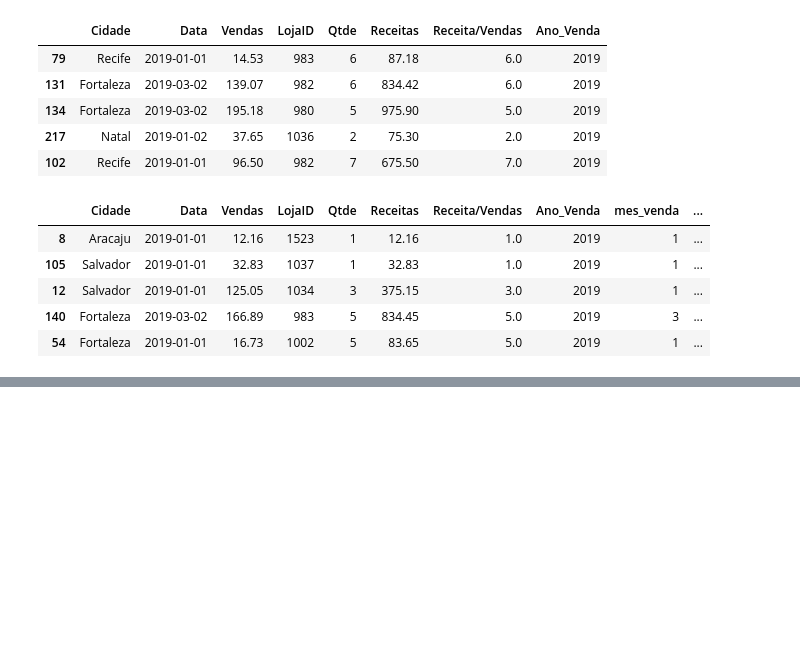
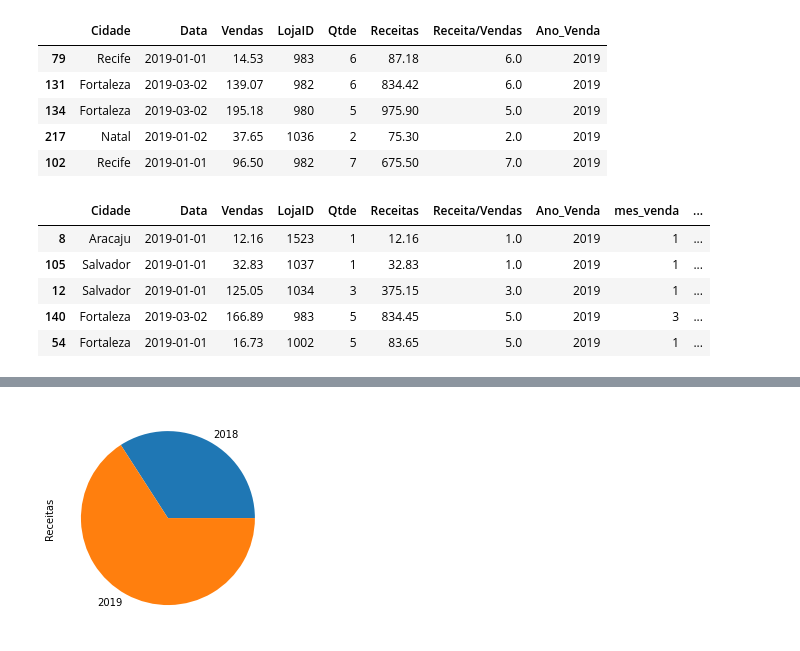
Before and after one commit to eladaniela/python-dio-unimed, a Jupyter notebook: planilhas_excel.ipynb, the cells around one changed output, grey strips where cells are left out. Saved outputs shown, nothing was run; the diff lists cells and outputs as text; code cells hidden in the pictures; blank space fills up the shorter version.

```diff
--- a/planilhas_excel.ipynb
+++ b/planilhas_excel.ipynb
@@ -242,0 +283,5 @@ df.sample(5)
+# %%
+#Gráfico de Pizza
+df.groupby(df["Data"].dt.year)["Receitas"].sum().plot.pie();
+# %% [output]
+[figure, added]
```
Also changed, not shown: parts of 4 cells of this notebook.
